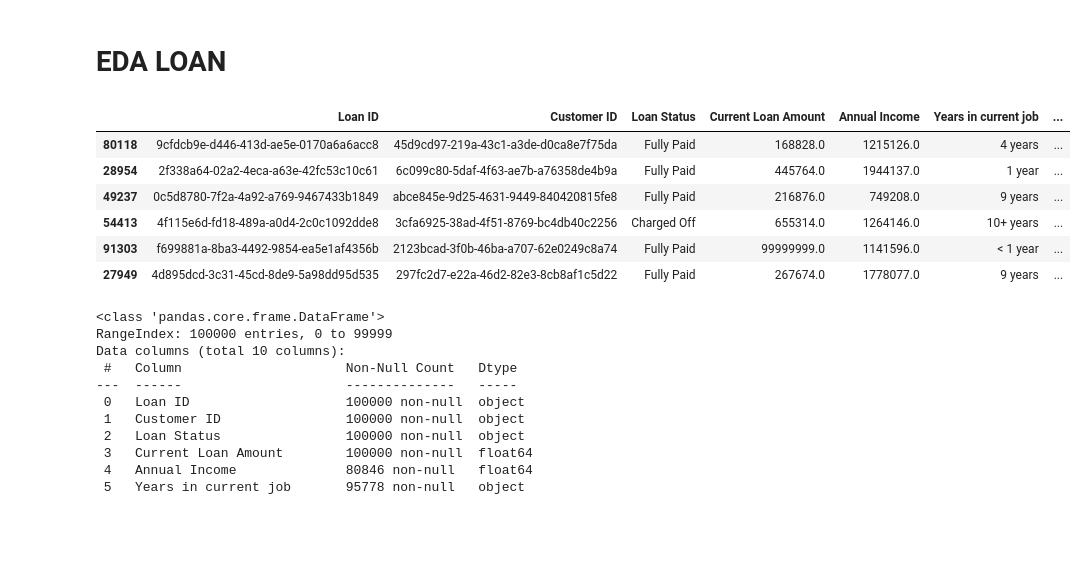
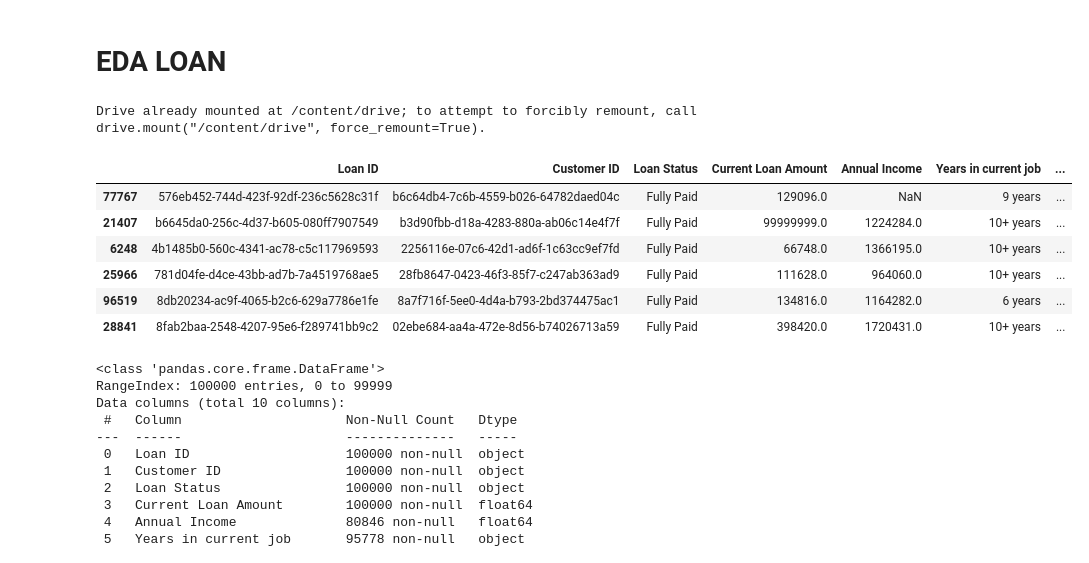
Before and after one commit to SonikoKatsura/CURSO_PARO_IA, a Jupyter notebook: Rober_IA/Modulo2/eda_loan_SOL_kuma.ipynb, the cells around one changed output. Cells and saved outputs as stored; diff of their text form; code cells hidden in the pictures; blank space fills up the shorter version.

```diff
--- a/Rober_IA/Modulo2/eda_loan_SOL_kuma.ipynb
+++ b/Rober_IA/Modulo2/eda_loan_SOL_kuma.ipynb
@@ -15,20 +15,25 @@ import warnings
 warnings.filterwarnings("ignore")
 
 style.use('ggplot') or plt.style.use('ggplot')
+# %%
+from google.colab import drive
+drive.mount('/content/drive')
+# %% [output]
+Drive already mounted at /content/drive; to attempt to forcibly remount, call drive.mount("/content/drive", force_remount=True).
 # %%
-ruta = 'https://raw.githubusercontent.com/SonikoKatsura/CURSO_PARO_IA/refs/heads/main/Rober_IA/Modulo1/datos/data_loan.csv'
+ruta = '/content/drive/MyDrive/ESPECIALISTA IA/data_loan.csv'
 
 df_loan = pd.read_csv(ruta)
 
 df_loan.sample(n=6)
 # %% [output]
 |  | Loan ID | Customer ID | Loan Status | Current Loan Amount | Annual Income | Years in current job | ... |
-| 80118 | 9cfdcb9e-d446-413d-ae5e-0170a6a6acc8 | 45d9cd97-219a-43c1-a3de-d0ca8e7f75da | Fully Paid | 168828.0 | 1215126.0 | 4 years | ... |
-| 28954 | 2f338a64-02a2-4eca-a63e-42fc53c10c61 | 6c099c80-5daf-4f63-ae7b-a76358de4b9a | Fully Paid | 445764.0 | 1944137.0 | 1 year | ... |
-| 49237 | 0c5d8780-7f2a-4a92-a769-9467433b1849 | abce845e-9d25-4631-9449-840420815fe8 | Fully Paid | 216876.0 | 749208.0 | 9 years | ... |
-| 54413 | 4f115e6d-fd18-489a-a0d4-2c0c1092dde8 | 3cfa6925-38ad-4f51-8769-bc4db40c2256 | Charged Off | 655314.0 | 1264146.0 | 10+ years | ... |
-| 91303 | f699881a-8ba3-4492-9854-ea5e1af4356b | 2123bcad-3f0b-46ba-a707-62e0249c8a74 | Fully Paid | 99999999.0 | 1141596.0 | < 1 year | ... |
-| 27949 | 4d895dcd-3c31-45cd-8de9-5a98dd95d535 | 297fc2d7-e22a-46d2-82e3-8cb8af1c5d22 | Fully Paid | 267674.0 | 1778077.0 | 9 years | ... |
+| 77767 | 576eb452-744d-423f-92df-236c5628c31f | b6c64db4-7c6b-4559-b026-64782daed04c | Fully Paid | 129096.0 | NaN | 9 years | ... |
+| 21407 | b6645da0-256c-4d37-b605-080ff7907549 | b3d90fbb-d18a-4283-880a-ab06c14e4f7f | Fully Paid | 99999999.0 | 1224284.0 | 10+ years | ... |
+| 6248 | 4b1485b0-560c-4341-ac78-c5c117969593 | 2256116e-07c6-42d1-ad6f-1c63cc9ef7fd | Fully Paid | 66748.0 | 1366195.0 | 10+ years | ... |
+| 25966 | 781d04fe-d4ce-43bb-ad7b-7a4519768ae5 | 28fb8647-0423-46f3-85f7-c247ab363ad9 | Fully Paid | 111628.0 | 964060.0 | 10+ years | ... |
+| 96519 | 8db20234-ac9f-4065-b2c6-629a7786e1fe | 8a7f716f-5ee0-4d4a-b793-2bd374475ac1 | Fully Paid | 134816.0 | 1164282.0 | 6 years | ... |
+| 28841 | 8fab2baa-2548-4207-95e6-f289741bb9c2 | 02ebe684-aa4a-472e-8d56-b74026713a59 | Fully Paid | 398420.0 | 1720431.0 | 10+ years | ... |
 # %%
 df_loan.info()
 # %% [output]
```
Also changed, not shown: parts of 1 cell of this notebook, 4 other files.
